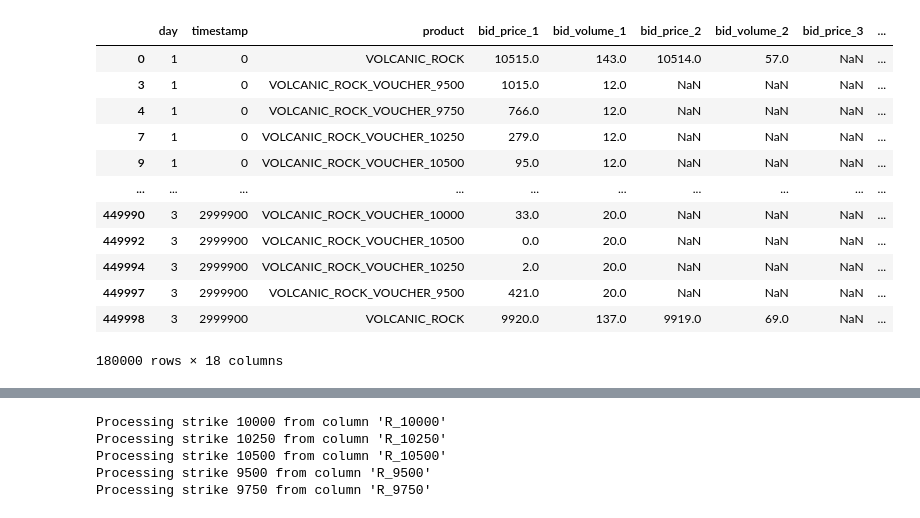
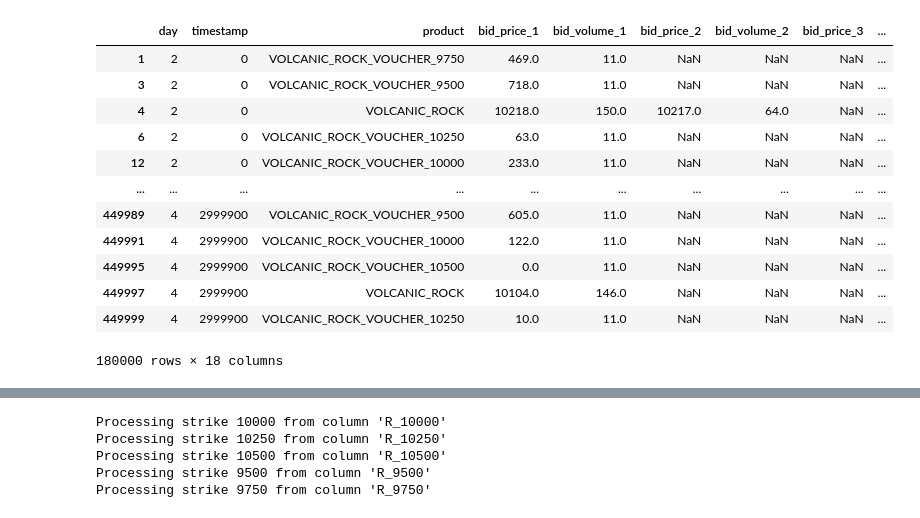
Before and after one commit to naveen-mukkatt/IMC-Prosperity-3, a Jupyter notebook: testing_util/bsm.ipynb, the cells around one changed output, grey strips where cells are left out. Cells and saved outputs as stored; diff of their text form; code cells hidden in the pictures.

```diff
--- a/testing_util/bsm.ipynb
+++ b/testing_util/bsm.ipynb
@@ -14,47 +24,47 @@ r3_df = pd.concat(
         for i in range(3)
     ],
     ignore_index=True
 )
 '''
 
-r4_df = pd.concat(
+r5_df = pd.concat(
     [
-        pd.read_csv(f"..\\data\\round4\\prices_round_4_day_{i+1}.csv", sep=';')
+        pd.read_csv(f"..\\data\\round5\\prices_round_5_day_{i+2}.csv", sep=';')
         .assign(timestamp=lambda df: (i * 1_000_000 + df['timestamp']))
         for i in range(3)
     ],
     ignore_index=True
 )
 
 
 # get all columns that start with "VOLCANIC_ROCK"
-rock_df = r4_df[r4_df['product'].str.startswith("VOLCANIC_ROCK")].copy()
+rock_df = r5_df[r5_df['product'].str.startswith("VOLCANIC_ROCK")].copy()
 
 '''
 rock_df = r3_df[r3_df['product'].str.startswith("VOLCANIC_ROCK")].copy()
 extra_rock_df = r4_df[r4_df['product'].str.startswith("VOLCANIC_ROCK")].copy()
 frames = [rock_df, extra_rock_df]
 rock_df = pd.concat(frames)
 '''
 
 def TTE(timestamp):
     return 8 - timestamp/1000000
 
 rock_df["TTE"] = rock_df["timestamp"].apply(TTE)
 rock_df
 # %% [output]
 |  | day | timestamp | product | bid_price_1 | bid_volume_1 | bid_price_2 | bid_volume_2 | bid_price_3 | ... |
-| 0 | 1 | 0 | VOLCANIC_ROCK | 10515.0 | 143.0 | 10514.0 | 57.0 | NaN | ... |
-| 3 | 1 | 0 | VOLCANIC_ROCK_VOUCHER_9500 | 1015.0 | 12.0 | NaN | NaN | NaN | ... |
-| 4 | 1 | 0 | VOLCANIC_ROCK_VOUCHER_9750 | 766.0 | 12.0 | NaN | NaN | NaN | ... |
-| 7 | 1 | 0 | VOLCANIC_ROCK_VOUCHER_10250 | 279.0 | 12.0 | NaN | NaN | NaN | ... |
-| 9 | 1 | 0 | VOLCANIC_ROCK_VOUCHER_10500 | 95.0 | 12.0 | NaN | NaN | NaN | ... |
+| 1 | 2 | 0 | VOLCANIC_ROCK_VOUCHER_9750 | 469.0 | 11.0 | NaN | NaN | NaN | ... |
+| 3 | 2 | 0 | VOLCANIC_ROCK_VOUCHER_9500 | 718.0 | 11.0 | NaN | NaN | NaN | ... |
+| 4 | 2 | 0 | VOLCANIC_ROCK | 10218.0 | 150.0 | 10217.0 | 64.0 | NaN | ... |
+| 6 | 2 | 0 | VOLCANIC_ROCK_VOUCHER_10250 | 63.0 | 11.0 | NaN | NaN | NaN | ... |
+| 12 | 2 | 0 | VOLCANIC_ROCK_VOUCHER_10000 | 233.0 | 11.0 | NaN | NaN | NaN | ... |
 | ... | ... | ... | ... | ... | ... | ... | ... | ... | ... |
-| 449990 | 3 | 2999900 | VOLCANIC_ROCK_VOUCHER_10000 | 33.0 | 20.0 | NaN | NaN | NaN | ... |
-| 449992 | 3 | 2999900 | VOLCANIC_ROCK_VOUCHER_10500 | 0.0 | 20.0 | NaN | NaN | NaN | ... |
-| 449994 | 3 | 2999900 | VOLCANIC_ROCK_VOUCHER_10250 | 2.0 | 20.0 | NaN | NaN | NaN | ... |
-| 449997 | 3 | 2999900 | VOLCANIC_ROCK_VOUCHER_9500 | 421.0 | 20.0 | NaN | NaN | NaN | ... |
-| 449998 | 3 | 2999900 | VOLCANIC_ROCK | 9920.0 | 137.0 | 9919.0 | 69.0 | NaN | ... |
+| 449989 | 4 | 2999900 | VOLCANIC_ROCK_VOUCHER_9500 | 605.0 | 11.0 | NaN | NaN | NaN | ... |
+| 449991 | 4 | 2999900 | VOLCANIC_ROCK_VOUCHER_10000 | 122.0 | 11.0 | NaN | NaN | NaN | ... |
+| 449995 | 4 | 2999900 | VOLCANIC_ROCK_VOUCHER_10500 | 0.0 | 11.0 | NaN | NaN | NaN | ... |
+| 449997 | 4 | 2999900 | VOLCANIC_ROCK | 10104.0 | 146.0 | NaN | NaN | NaN | ... |
+| 449999 | 4 | 2999900 | VOLCANIC_ROCK_VOUCHER_10250 | 10.0 | 11.0 | NaN | NaN | NaN | ... |
 180000 rows × 18 columns
 # %%
 pivot = rock_df.pivot(index='TTE',
```
Also changed, not shown: parts of 8 cells of this notebook, 15 other files.
